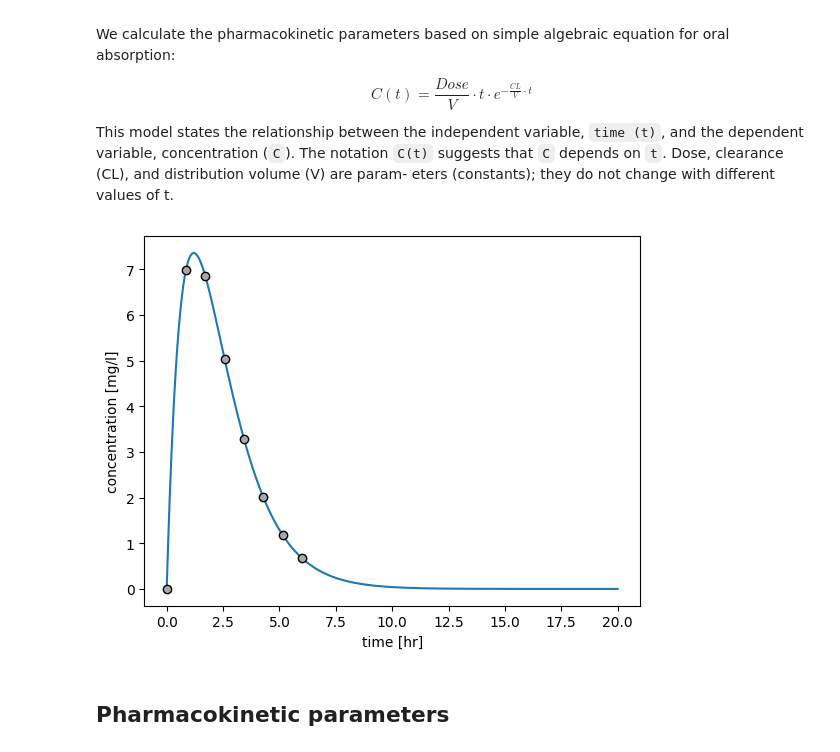
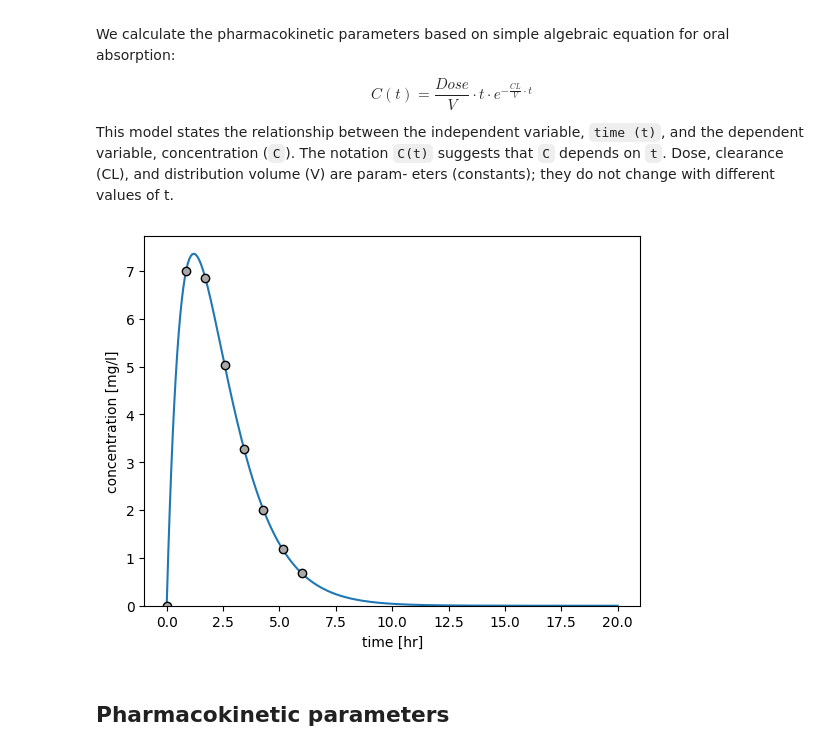
Before and after one commit to matthiaskoenig/course-pharmacokinetic-modelling, a Jupyter notebook: src/mb19/notebooks/07_pharmacokinetic_parameters.ipynb, the cells around one changed output. Cells and saved outputs as stored; diff of their text form; code cells hidden in the pictures.

```diff
--- a/src/mb19/notebooks/07_pharmacokinetic_parameters.ipynb
+++ b/src/mb19/notebooks/07_pharmacokinetic_parameters.ipynb
@@ -31,23 +31,24 @@ This model states the relationship between the independent variable, `time (t)`,
 # %%
 import numpy as np
 from matplotlib import pyplot as plt
 
 t = np.linspace(0, 20, num=300) # [hr]
 t_points = np.linspace(0, 6, num=8)
 dose = 100  # [mg]
 V = 6.0  # [l]
 CL = 5.0  # [L/hr]
 C = dose/V * t * np.exp(-CL/V*t)  # [mg/l]
 C_points = dose/V * t_points * np.exp(-CL/V*t_points)
 
 f, ax = plt.subplots(nrows=1, ncols=1)
 ax.plot(t, C)
 ax.plot(t_points, C_points, linestyle="None", marker="o", markeredgecolor="black", color="darkgrey")
 ax.set_xlabel("time [hr]")
 ax.set_ylabel("concentration [mg/l]")
+ax.set_ylim(bottom=0)
 plt.show()
 # %% [output]
-[figure, old version]
+[figure, new version]
 # %% [markdown]
 ## Pharmacokinetic parameters
 # %% [markdown]
```
Also changed, not shown: parts of 2 cells of this notebook, 7 other files.
